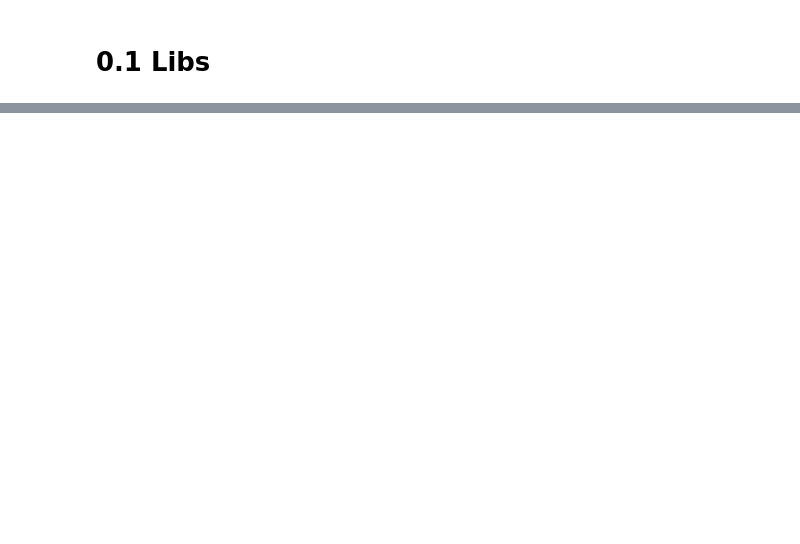
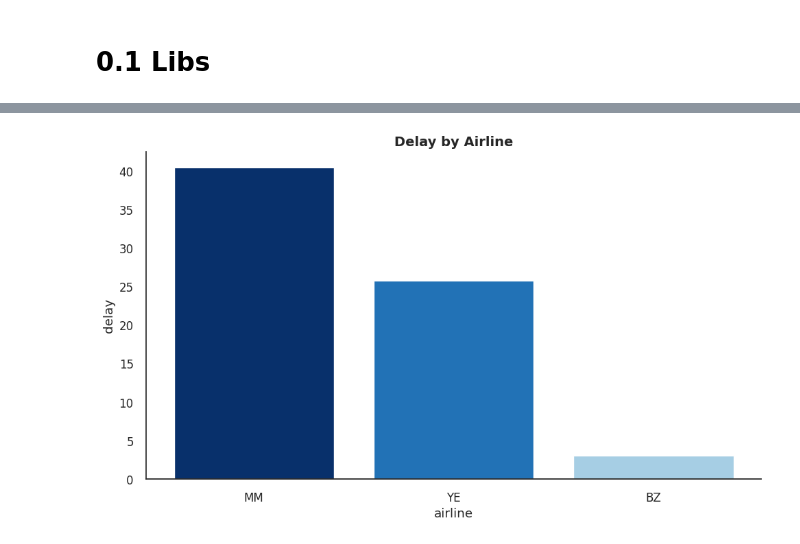
Before and after one commit to JCSR2022/Alura_Data_Science, a Jupyter notebook: Flight_Delay_Prediction_Project/Optimizacion_aeroportuaria.ipynb, the cells around one changed output, grey strips where cells are left out. Saved outputs shown, nothing was run; the diff lists cells and outputs as text; code cells hidden in the pictures; blank space fills up the shorter version.

```diff
--- a/Flight_Delay_Prediction_Project/Optimizacion_aeroportuaria.ipynb
+++ b/Flight_Delay_Prediction_Project/Optimizacion_aeroportuaria.ipynb
@@ -42,2 +20,15 @@ import sklearn
 import seaborn as sns
 import yellowbrick
+# %%
+# -----------------------------
+# Configuración visual global
+# -----------------------------
+PALETTE = sns.color_palette("Blues", as_cmap=True)
+
+#style must be one of white, dark, whitegrid, darkgrid, ticks
+sns.set_theme(
+    style="whitegrid",        # limpio, sin grids pesados
+    palette="rocket",         # colores
+    font="sans-serif",
+    font_scale=1.1
+)
@@ -43,0 +151,80 @@ import yellowbrick
+# %%
+import matplotlib.pyplot as plt
+import seaborn as sns
+import pandas as pd
+import numpy as np
+from matplotlib.colors import Normalize
+
+# -----------------------------
+# Configuración visual global
+# -----------------------------
+sns.set_theme(style="white", font_scale=1.1)
+
+CMAP = sns.color_palette("Blues", as_cmap=True)
+
+# rango visible del colormap (evita los tonos demasiado claros)
+COLOR_MIN = 0.35
+COLOR_MAX = 1.0
+
+
+# -----------------------------
+# Tabla estilizada
+# -----------------------------
+def show_table(df, column):
+    if column:
+        df = df.sort_values(by=column,ascending=False)
+
+    vmin = df[column].min()
+    vmax = df[column].max()
+
+    return (
+        df.style
+        .background_gradient(
+            cmap=CMAP,
+            subset=[column],
+            vmin=vmin,
+            vmax=vmax
+        )
+        .format(precision=2)
+        .set_properties(**{"text-align": "center"})
+        .set_table_styles([
+            {"selector": "th",
+             "props": [("font-weight", "bold"),
+                       ("text-align", "center")]}
+        ])
+    )
+
+
+# -----------------------------
+# Barplot estandarizado
+# -----------------------------
+def barplot(df, x, y, title):
+
+    df = df.sort_values(by=y, ascending=False)
+
+    norm = Normalize(df[y].min(), df[y].max())
+
+    colors = [
+        CMAP(COLOR_MIN + (COLOR_MAX - COLOR_MIN) * norm(v))
+        for v in df[y]
+    ]
+
+    fig, ax = plt.subplots(figsize=(10,6))
+
+    ax.bar(df[x], df[y], color=colors)
+
+    ax.set_title(title, fontsize=14, weight="bold")
+    ax.set_xlabel(x)
+    ax.set_ylabel(y)
+
+    sns.despine()
+    plt.tight_layout()
+
+    return fig
+
+avg_delay = datos.groupby('airline')['delay'].mean().reset_index()
+
+display(show_table(avg_delay, 'delay'))
+
+barplot(avg_delay, 'airline', 'delay', 'Delay by Airline').show()
+# %% [output]
@@ -43,0 +235 @@ import yellowbrick
+[figure, added]
```
Also changed, not shown: parts of 10 cells of this notebook.
